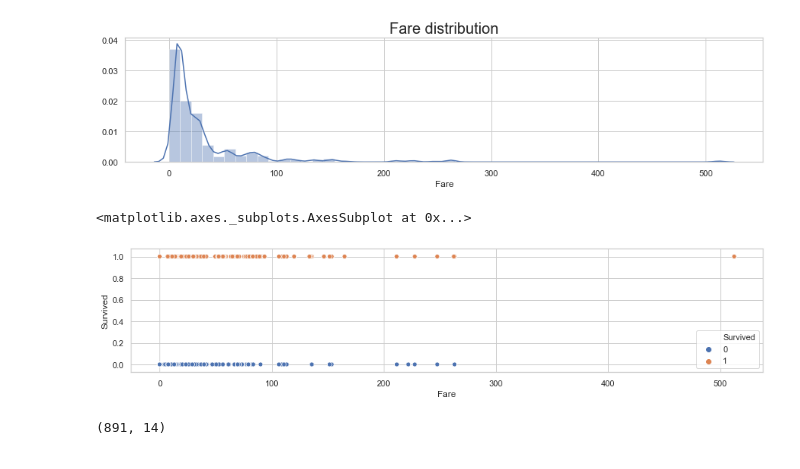
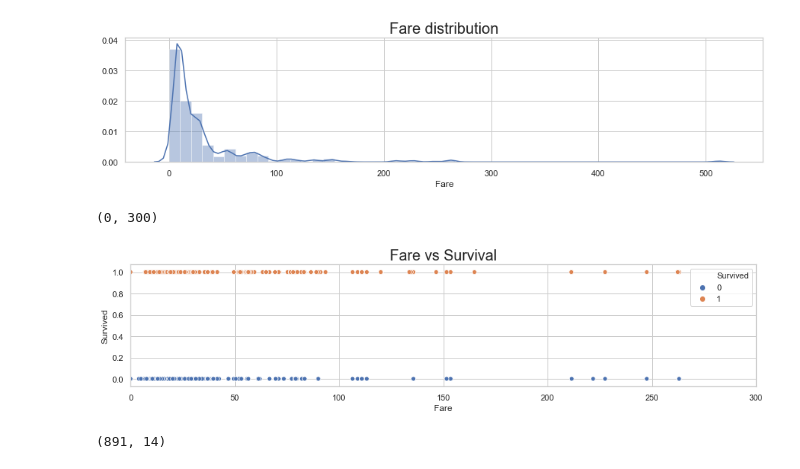
Before and after one commit to prerit2010/titanicSurvivalPrediction, a Jupyter notebook: model.ipynb, the cells around one changed output. Cells and saved outputs as stored; diff of their text form; code cells hidden in the pictures.

```diff
--- a/model.ipynb
+++ b/model.ipynb
@@ -126,8 +126,8 @@ plt.show()
 # %%
 fig, ax = plt.subplots(figsize=(15,3))
 sns.set(style="whitegrid")
-sns.scatterplot(x='Fare', y='Survived', data=data_train, hue="Survived")
-# plt.xlim(0,100)
+sns.scatterplot(x='Fare', y='Survived', data=data_train, hue="Survived").set_title("Fare vs Survival", fontsize=20)
+plt.xlim(0,300)
 # %% [output]
-<matplotlib.axes._subplots.AxesSubplot at 0x...>
+(0, 300)
-[figure, old version]
+[figure, new version]
```
Also changed, not shown: parts of 15 cells of this notebook.
